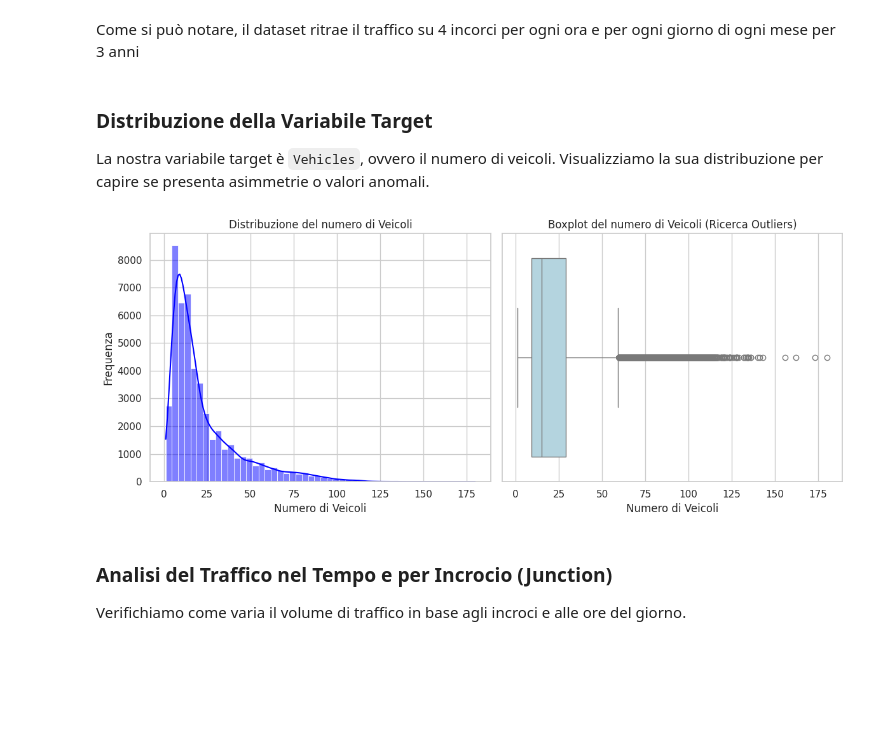
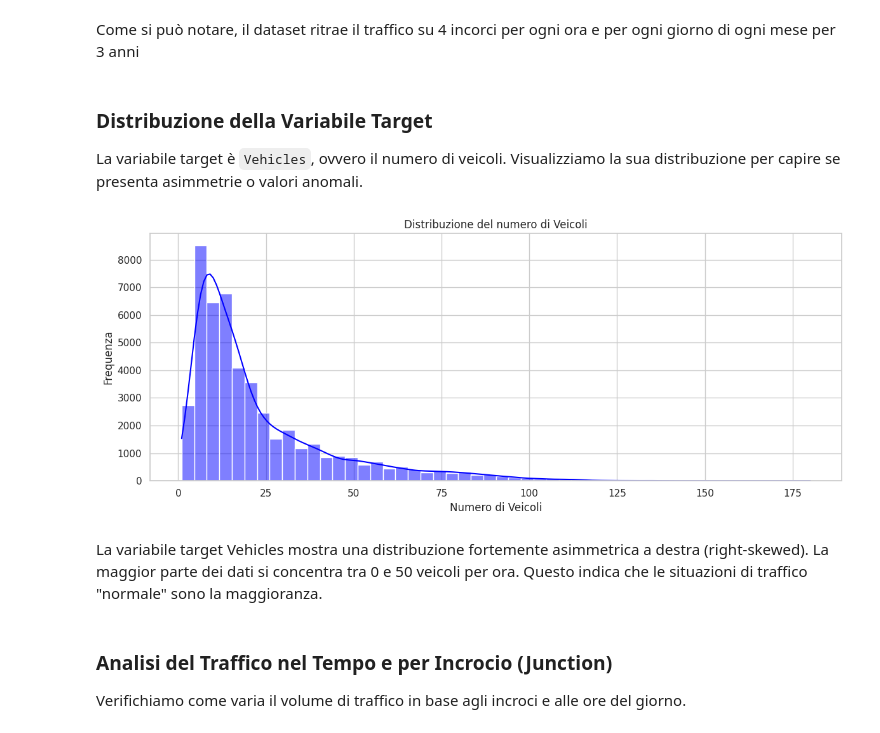
Before and after one commit to MatteMon03/progetto_data_intensive, a Jupyter notebook: MatteoMonari.ipynb, the cells around one changed output. Saved outputs shown, nothing was run; the diff lists cells and outputs as text; code cells hidden in the pictures; blank space fills up the shorter version.

```diff
--- a/MatteoMonari.ipynb
+++ b/MatteoMonari.ipynb
@@ -23,6 +42,7 @@ df['Month'] = df['DateTime'].dt.month
 df['Day'] = df['DateTime'].dt.day
 df['Hour'] = df['DateTime'].dt.hour
 df['DayOfWeek'] = df['DateTime'].dt.dayofweek # 0=Lunedì, 6=Domenica
+df.drop(columns=['DateTime'], inplace=True)
 
 display(df.head(10))
 # %% [output]
@@ -104,28 +122,23 @@ dtype: int64
 Come si può notare, il dataset ritrae il traffico su 4 incorci per ogni ora e per ogni giorno di ogni mese per 3 anni
 # %% [markdown]
 ### Distribuzione della Variabile Target
-La nostra variabile target è `Vehicles`, ovvero il numero di veicoli. Visualizziamo la sua distribuzione per capire se presenta asimmetrie o valori anomali.
+La variabile target è `Vehicles`, ovvero il numero di veicoli. Visualizziamo la sua distribuzione per capire se presenta asimmetrie o valori anomali.
 # %%
 plt.figure(figsize=(12, 5))
 
 # Istogramma
-plt.subplot(1, 2, 1)
 sns.histplot(df['Vehicles'], bins=50, kde=True, color='blue')
 plt.title('Distribuzione del numero di Veicoli')
 plt.xlabel('Numero di Veicoli')
 plt.ylabel('Frequenza')
 
-# Boxplot
-plt.subplot(1, 2, 2)
-sns.boxplot(x=df['Vehicles'], color='lightblue')
-plt.title('Boxplot del numero di Veicoli (Ricerca Outliers)')
-plt.xlabel('Numero di Veicoli')
-
 plt.tight_layout()
 plt.savefig('distribution_boxplot.png', dpi=300, bbox_inches='tight', transparent=True)
 plt.show()
 # %% [output]
-[figure, old version]
+[figure, new version]
+# %% [markdown]
+La variabile target Vehicles mostra una distribuzione fortemente asimmetrica a destra (right-skewed). La maggior parte dei dati si concentra tra 0 e 50 veicoli per ora. Questo indica che le situazioni di traffico "normale" sono la maggioranza.
 # %% [markdown]
 ### Analisi del Traffico nel Tempo e per Incrocio (Junction)
 Verifichiamo come varia il volume di traffico in base agli incroci e alle ore del giorno.
```
Also changed, not shown: parts of 28 cells of this notebook.
